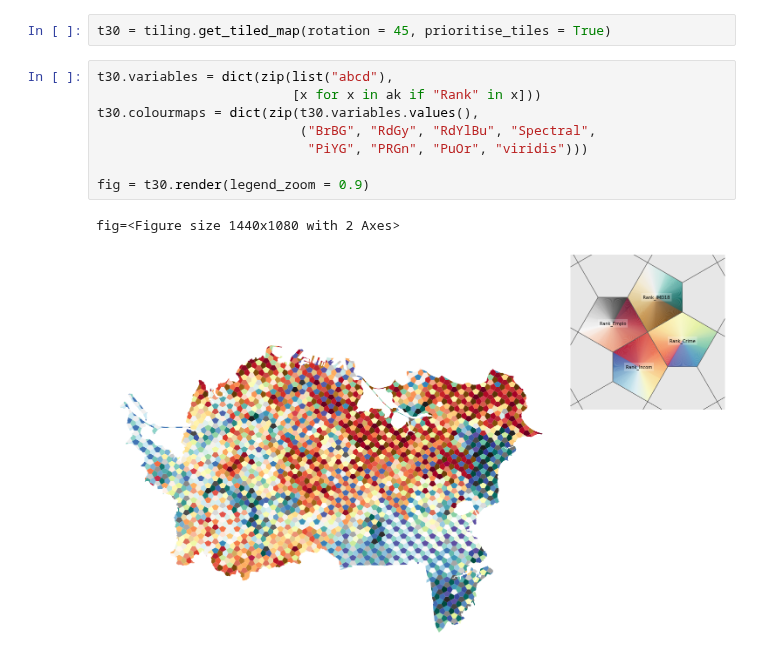
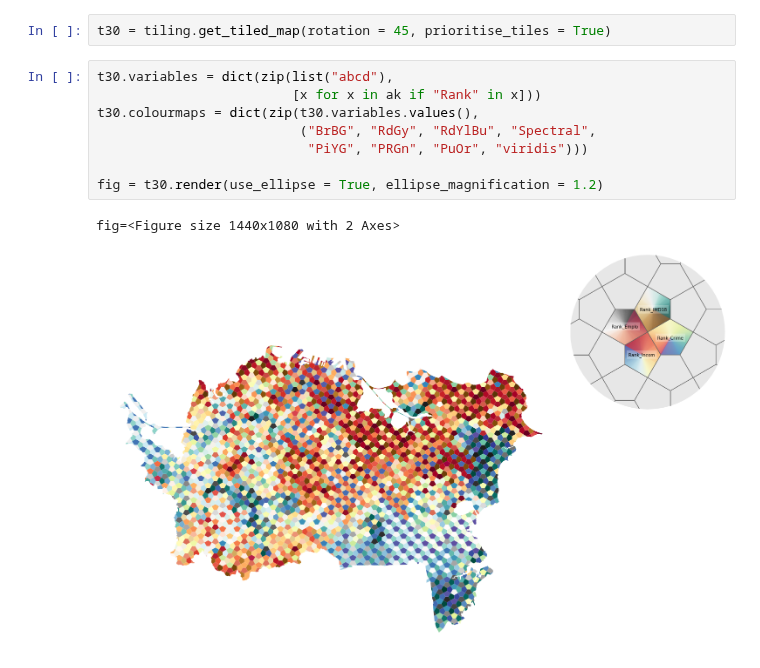
Before and after one commit to DOSull/weaving-space, a Jupyter notebook: weavingspace/example-tiles-cairo.ipynb, the cells around one changed output. Drawn from its saved outputs; the diff is of its cells as text.

Commit message:
cairo example shows elliptical legend

```diff
--- a/weavingspace/example-tiles-cairo.ipynb
+++ b/weavingspace/example-tiles-cairo.ipynb
@@ -25,11 +25,11 @@ t30 = tiling.get_tiled_map(rotation = 45, prioritise_tiles = True)
 # %%
 t30.variables = dict(zip(list("abcd"),
                          [x for x in ak if "Rank" in x]))
 t30.colourmaps = dict(zip(t30.variables.values(),
                           ("BrBG", "RdGy", "RdYlBu", "Spectral",
                            "PiYG", "PRGn", "PuOr", "viridis")))
 
-fig = t30.render(legend_zoom = 0.9)
+fig = t30.render(use_ellipse = True, ellipse_magnification = 1.2)
 # %% [output]
 fig=<Figure size 1440x1080 with 2 Axes>
-[figure, old version]
+[figure, new version]
```
